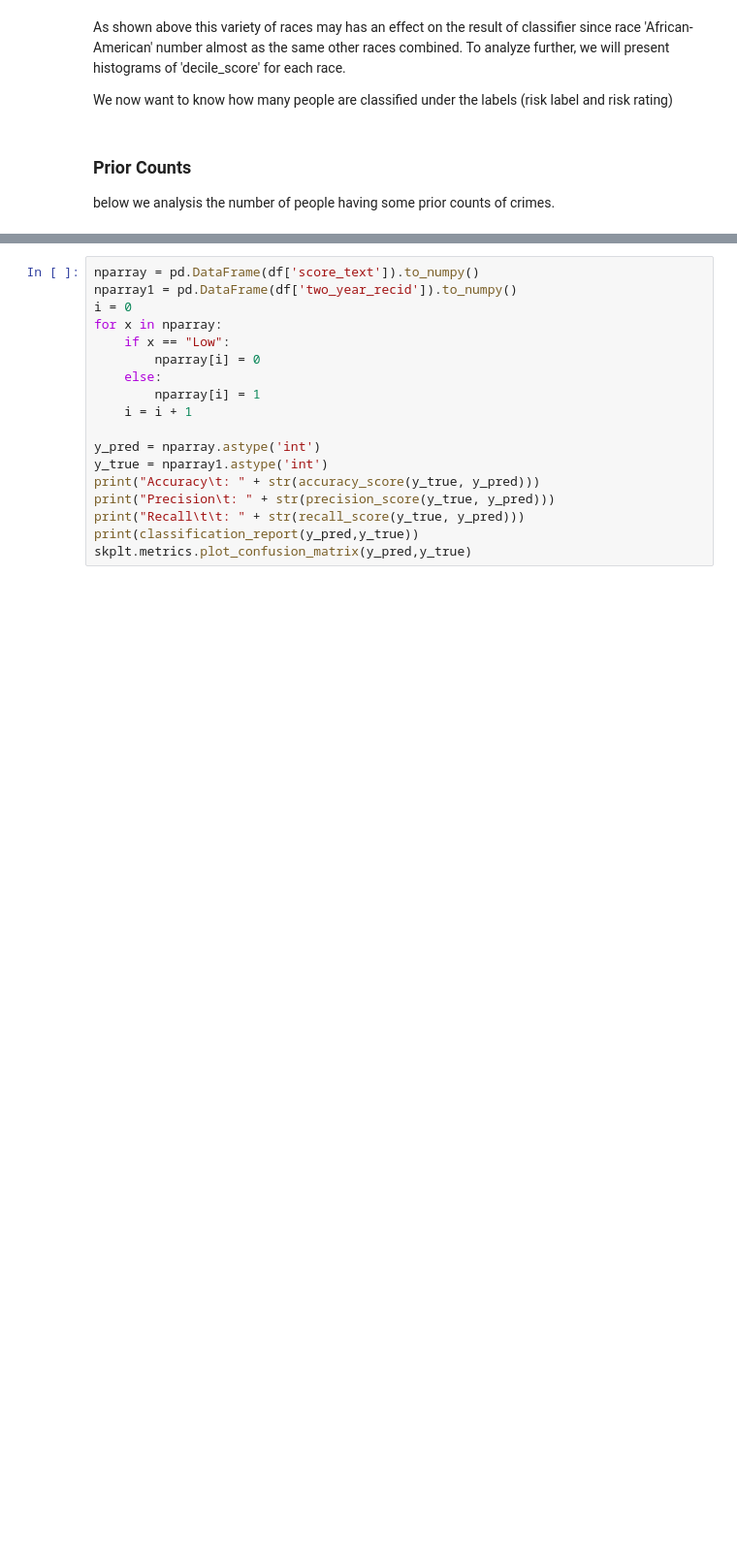
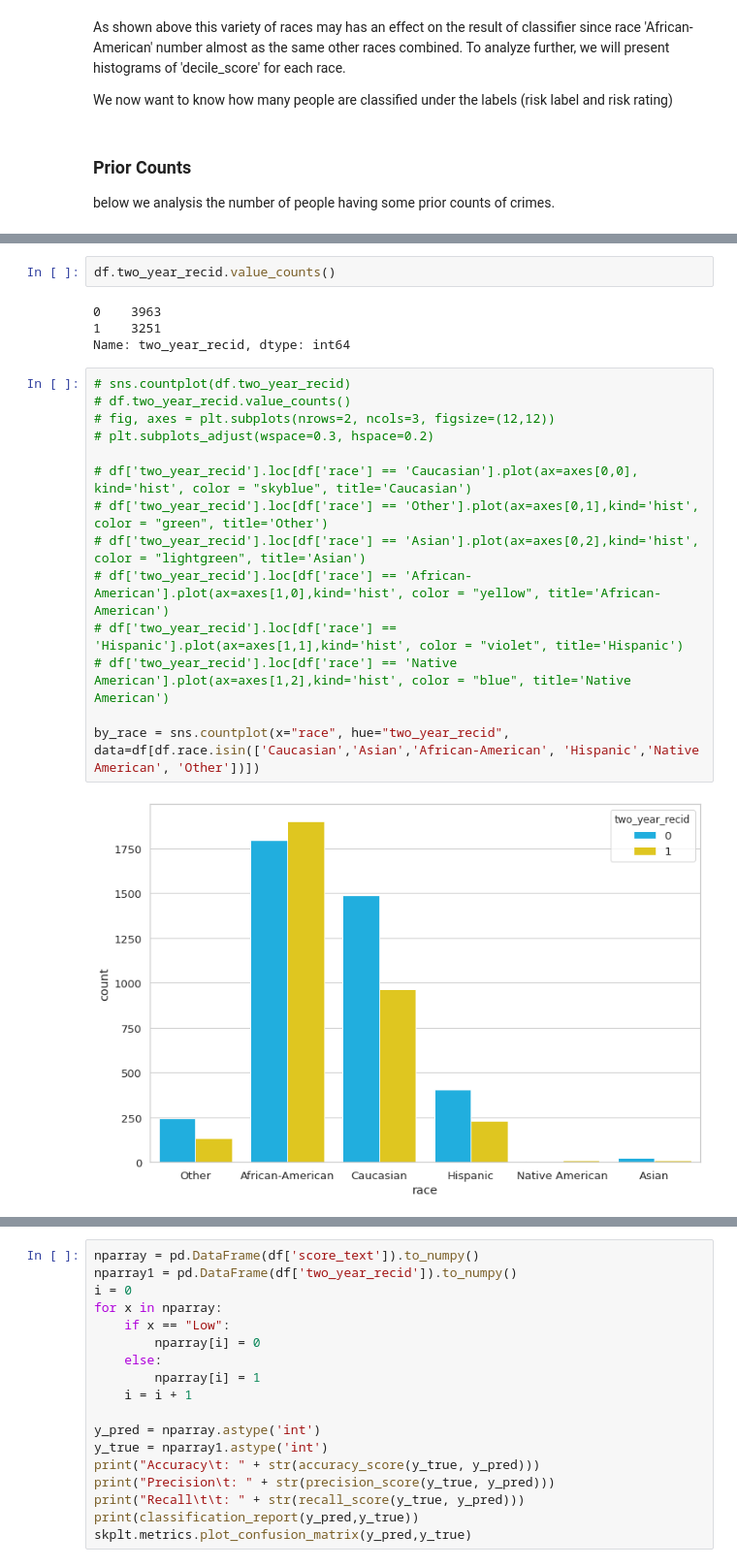
Before and after one commit to irmanfaqrizal/datascience, a Jupyter notebook: firstpart.ipynb, the cells around one changed output, grey strips where cells are left out. Shown at 97% size. Cells and saved outputs as stored; diff of their text form; blank space fills up the shorter version.

```diff
--- a/firstpart.ipynb
+++ b/firstpart.ipynb
@@ -199,0 +187,22 @@ df.priors_count.value_counts().rename_axis('number of priors').to_frame('Number
+# %%
+df.two_year_recid.value_counts()
+# %% [output]
+0    3963
+1    3251
+Name: two_year_recid, dtype: int64
+# %%
+# sns.countplot(df.two_year_recid)
+# df.two_year_recid.value_counts()
+# fig, axes = plt.subplots(nrows=2, ncols=3, figsize=(12,12))
+# plt.subplots_adjust(wspace=0.3, hspace=0.2)
+
+# df['two_year_recid'].loc[df['race'] == 'Caucasian'].plot(ax=axes[0,0], kind='hist', color = "skyblue", title='Caucasian')
+# df['two_year_recid'].loc[df['race'] == 'Other'].plot(ax=axes[0,1],kind='hist', color = "green", title='Other')
+# df['two_year_recid'].loc[df['race'] == 'Asian'].plot(ax=axes[0,2],kind='hist', color = "lightgreen", title='Asian')
+# df['two_year_recid'].loc[df['race'] == 'African-American'].plot(ax=axes[1,0],kind='hist', color = "yellow", title='African-American')
+# df['two_year_recid'].loc[df['race'] == 'Hispanic'].plot(ax=axes[1,1],kind='hist', color = "violet", title='Hispanic')
+# df['two_year_recid'].loc[df['race'] == 'Native American'].plot(ax=axes[1,2],kind='hist', color = "blue", title='Native American')
+
+by_race = sns.countplot(x="race", hue="two_year_recid", data=df[df.race.isin(['Caucasian','Asian','African-American', 'Hispanic','Native American', 'Other'])])
+# %% [output]
+[figure, added]
```
Also changed, not shown: parts of 30 cells of this notebook.
